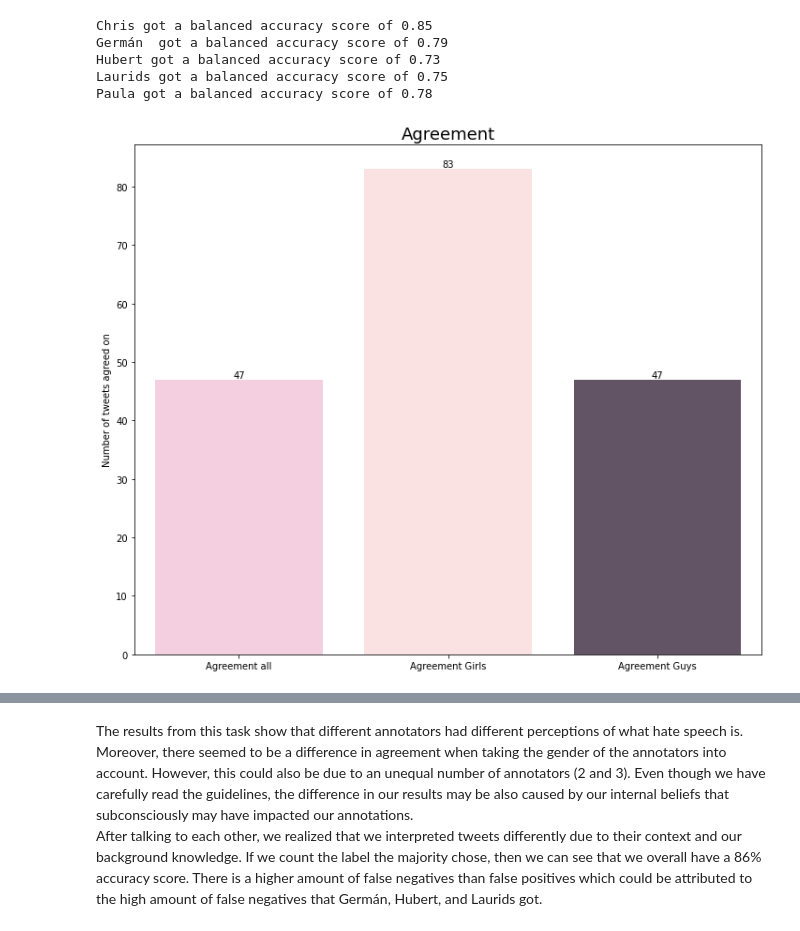
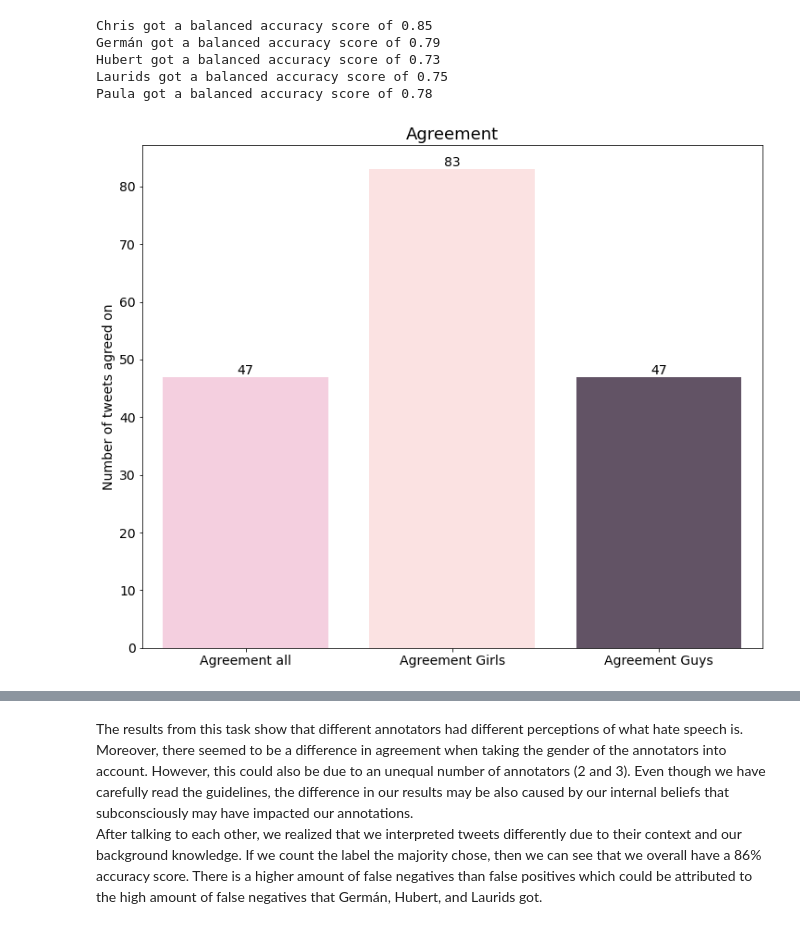
Before and after one commit to ITU-Bumblebees/fypgroup02_project3, a Jupyter notebook: notebooks/final.ipynb, the cells around one changed output, grey strips where cells are left out. Cells and saved outputs as stored; diff of their text form; code cells hidden in the pictures.

```diff
--- a/notebooks/final.ipynb
+++ b/notebooks/final.ipynb
@@ -222,5 +242,10 @@ The tokens that only appear once in the hate train set are ['##NoMoreAfricans' '
 The tokens that only appear once in the abortion train set are ['#15minutes' 'recognised' 'recognize' ... 'Cora' 'tiny' 'timely']. In total there are 1993 amount of tokens that appear once.
 # %% [markdown]
 The hate dataset is a lot larger than the abortion dataset and that is also visible when comparing the amount of tokens that appear once, and the unique words overall. However, the list of most frequent words is almost the same. Therefore, we can conclude that the most frequent words do not depend on the subject of the tweets.
+# %%
+#set the font size to 14 for all of the plots
+font = {'size'   : 14}
+
+plt.rc('font', **font)
 # %%
 fig, axs = plt.subplots(1, 2, figsize = (20,10))
@@ -295,21 +321,23 @@ Laurids got a balanced accuracy score of 0.75
 Paula got a balanced accuracy score of 0.78
 # %%
 fig, ax = plt.subplots(figsize=(12,10))
+
+
 
 dy = [sum(ratings['Agreement']), sum(ratings['Agreement girls']), sum(ratings['Agreement guys'])]
 dx = ['Agreement all', 'Agreement Girls', 'Agreement Guys']
 
 color_list = ['#fac9de', '#ffdede', '#645068']
 
 sns.barplot(x = dx, y = dy, ax=ax,  palette=color_list);
 plt.title('Agreement', fontsize = 18);
-ax.set_ylabel('Number of tweets agreed on');
-ax.bar_label(ax.containers[0]);
+ax.set_ylabel('Number of tweets agreed on', fontsize = 14);
+ax.bar_label(ax.containers[0], fontsize = 14);
 
 if savefigs:
     plt.savefig('../figs/figure_agreement.png', bbox_inches='tight')
 # %% [output]
-[figure, old version]
+[figure, new version]
 # %%
 plot_cf(ratings['Real labels'], ratings['Majority Vote'], 'the majority guess')
 if savefigs:
```
Also changed, not shown: parts of 33 cells of this notebook, 17 other files.
